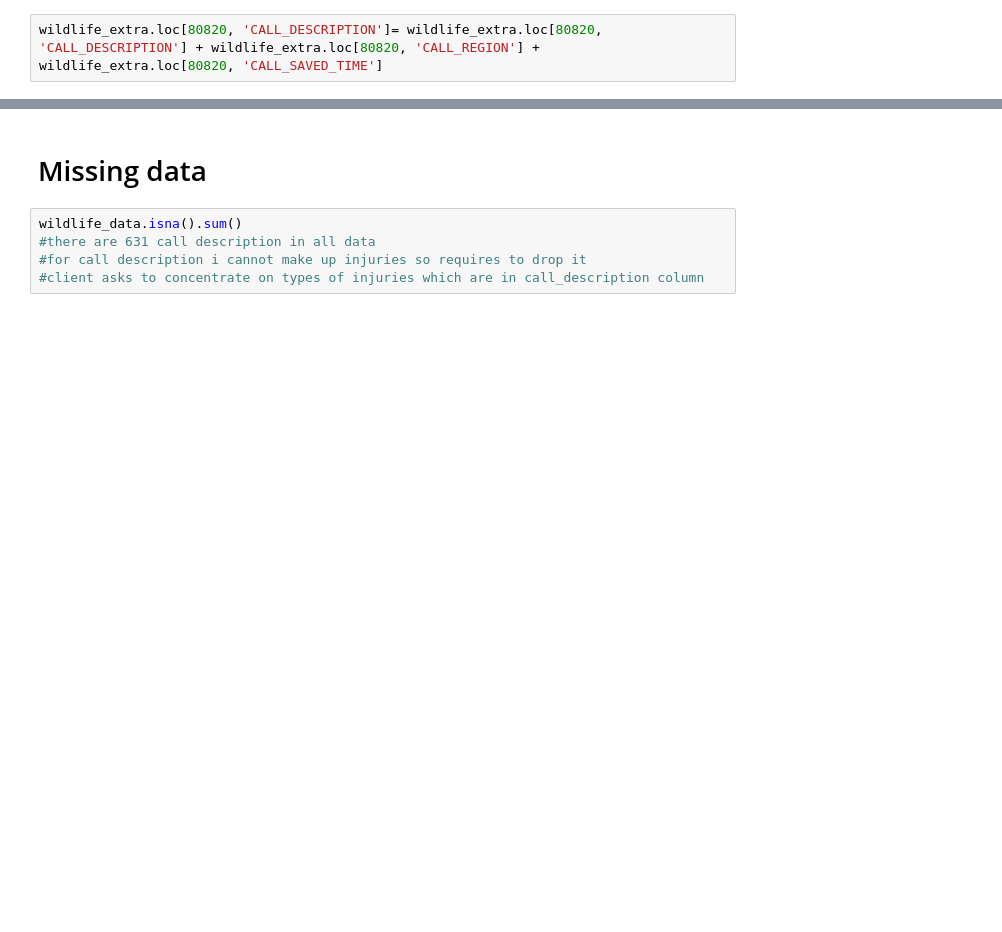
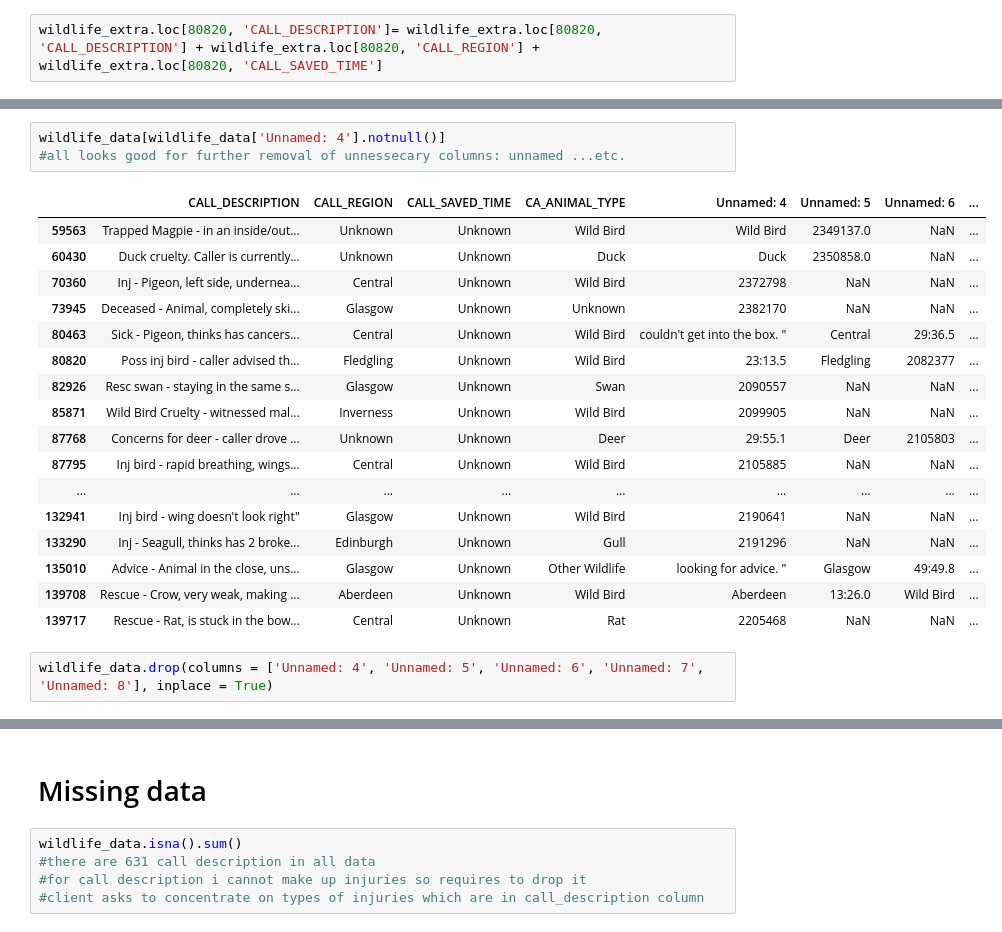
Before and after one commit to vpetrova13/final_project_VM, a Jupyter notebook: data_cleaning_scripts/data_cleaning.ipynb, the cells around one changed output, grey strips where cells are left out. Saved outputs shown, nothing was run; the diff lists cells and outputs as text; blank space fills up the shorter version.

```diff
--- a/data_cleaning_scripts/data_cleaning.ipynb
+++ b/data_cleaning_scripts/data_cleaning.ipynb
@@ -340,0 +471,23 @@ wildlife_extra
+# %%
+wildlife_data[wildlife_data['Unnamed: 4'].notnull()]
+#all looks good for further removal of unnessecary columns: unnamed ...etc.
+# %% [output]
+|  | CALL_DESCRIPTION | CALL_REGION | CALL_SAVED_TIME | CA_ANIMAL_TYPE | Unnamed: 4 | Unnamed: 5 | Unnamed: 6 | ... |
+| 59563 | Trapped Magpie - in an inside/out... | Unknown | Unknown | Wild Bird | Wild Bird | 2349137.0 | NaN | ... |
+| 60430 | Duck cruelty. Caller is currently... | Unknown | Unknown | Duck | Duck | 2350858.0 | NaN | ... |
+| 70360 | Inj - Pigeon, left side, undernea... | Central | Unknown | Wild Bird | 2372798 | NaN | NaN | ... |
+| 73945 | Deceased - Animal, completely ski... | Glasgow | Unknown | Unknown | 2382170 | NaN | NaN | ... |
+| 80463 | Sick - Pigeon, thinks has cancers... | Central | Unknown | Wild Bird | couldn't get into the box. " | Central | 29:36.5 | ... |
+| 80820 | Poss inj bird - caller advised th... | Fledgling | Unknown | Wild Bird | 23:13.5 | Fledgling | 2082377 | ... |
+| 82926 | Resc swan - staying in the same s... | Glasgow | Unknown | Swan | 2090557 | NaN | NaN | ... |
+| 85871 | Wild Bird Cruelty - witnessed mal... | Inverness | Unknown | Wild Bird | 2099905 | NaN | NaN | ... |
+| 87768 | Concerns for deer - caller drove ... | Unknown | Unknown | Deer | 29:55.1 | Deer | 2105803 | ... |
+| 87795 | Inj bird - rapid breathing, wings... | Central | Unknown | Wild Bird | 2105885 | NaN | NaN | ... |
+| ... | ... | ... | ... | ... | ... | ... | ... | ... |
+| 132941 | Inj bird - wing doesn't look right" | Glasgow | Unknown | Wild Bird | 2190641 | NaN | NaN | ... |
+| 133290 | Inj - Seagull, thinks has 2 broke... | Edinburgh | Unknown | Gull | 2191296 | NaN | NaN | ... |
+| 135010 | Advice - Animal in the close, uns... | Glasgow | Unknown | Other Wildlife | looking for advice. " | Glasgow | 49:49.8 | ... |
+| 139708 | Rescue - Crow, very weak, making ... | Aberdeen | Unknown | Wild Bird | Aberdeen | 13:26.0 | Wild Bird | ... |
+| 139717 | Rescue - Rat, is stuck in the bow... | Central | Unknown | Rat | 2205468 | NaN | NaN | ... |
+# %%
+wildlife_data.drop(columns = ['Unnamed: 4', 'Unnamed: 5', 'Unnamed: 6', 'Unnamed: 7', 'Unnamed: 8'], inplace = True)
```
Also changed, not shown: parts of 36 cells of this notebook.
